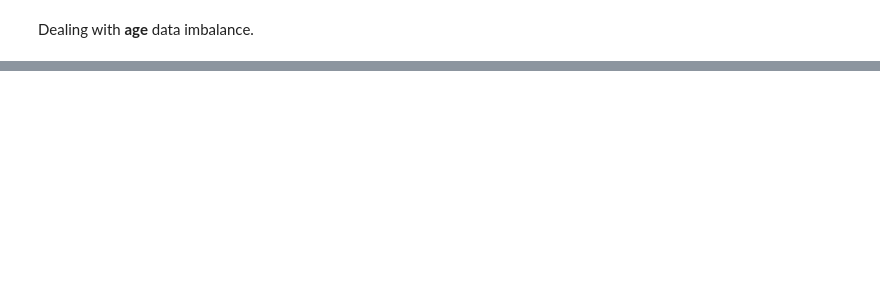
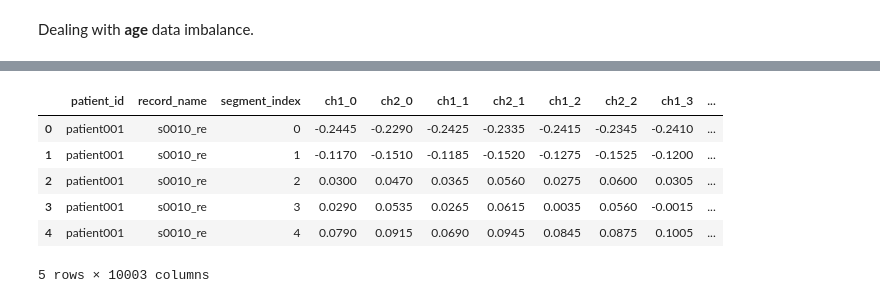
Before and after one commit to ArjuMukherjee/myocardial-infarction-detection, a Jupyter notebook: ecg-diagnosis.ipynb, the cells around one changed output, grey strips where cells are left out. Cells and saved outputs as stored; diff of their text form; code cells hidden in the pictures; blank space fills up the shorter version.

```diff
--- a/ecg-diagnosis.ipynb
+++ b/ecg-diagnosis.ipynb
@@ -360,0 +659,35 @@ plt.show()
+# %%
+fs = fields['fs']
+
+signal_lead_ii = pd.Series(signals[:, 0]).bfill().values
+signal_lead_iii = pd.Series(signals[:, 1]).bfill().values
+
+print("Denoising signals using DWT...")
+denoised_lead_ii = denoise_signal_dwt(signal_lead_ii, fs)
+denoised_lead_iii = denoise_signal_dwt(signal_lead_iii, fs)
+
+# Plot Lead II
+print("Plotting a sample of the denoising effect for Lead II...")
+plt.figure(figsize=(15, 5))
+plt.title("Reference: Denoising Effect on Lead II (2–6 seconds)")
+time_ref = np.arange(len(signal_lead_ii)) / fs
+plt.plot(time_ref, signal_lead_ii, 'gray', alpha=0.7, label='Original Signal')
+plt.plot(time_ref, denoised_lead_ii, 'b', label='Denoised Signal (DWT)')
+plt.xlabel("Time (s)")
+plt.ylabel("Amplitude (mV)")
+plt.xlim(2, 6)
+plt.legend()
+plt.show()
+
+# Plot Lead III
+print("Plotting a sample of the denoising effect for Lead III...")
+plt.figure(figsize=(15, 5))
+plt.title("Reference: Denoising Effect on Lead III (2–6 seconds)")
+time_ref = np.arange(len(signal_lead_iii)) / fs
+plt.plot(time_ref, signal_lead_iii, 'gray', alpha=0.7, label='Original Signal')
+plt.plot(time_ref, denoised_lead_iii, 'b', label='Denoised Signal (DWT)')
+plt.xlabel("Time (s)")
+plt.ylabel("Amplitude (mV)")
+plt.xlim(2, 6)
+plt.legend()
+plt.show()
@@ -360,0 +834,2 @@ plt.show()
+# %%
+ecg_data = load_ptb_ecg(path, patients)
@@ -360,0 +854,10 @@ plt.show()
+# %%
+ecg_data.head()
+# %% [output]
+|  | patient_id | record_name | segment_index | ch1_0 | ch2_0 | ch1_1 | ch2_1 | ch1_2 | ch2_2 | ch1_3 | ... |
+| 0 | patient001 | s0010_re | 0 | -0.2445 | -0.2290 | -0.2425 | -0.2335 | -0.2415 | -0.2345 | -0.2410 | ... |
+| 1 | patient001 | s0010_re | 1 | -0.1170 | -0.1510 | -0.1185 | -0.1520 | -0.1275 | -0.1525 | -0.1200 | ... |
+| 2 | patient001 | s0010_re | 2 | 0.0300 | 0.0470 | 0.0365 | 0.0560 | 0.0275 | 0.0600 | 0.0305 | ... |
+| 3 | patient001 | s0010_re | 3 | 0.0290 | 0.0535 | 0.0265 | 0.0615 | 0.0035 | 0.0560 | -0.0015 | ... |
+| 4 | patient001 | s0010_re | 4 | 0.0790 | 0.0915 | 0.0690 | 0.0945 | 0.0845 | 0.0875 | 0.1005 | ... |
+5 rows × 10003 columns
```
Also changed, not shown: parts of 47 cells of this notebook.
